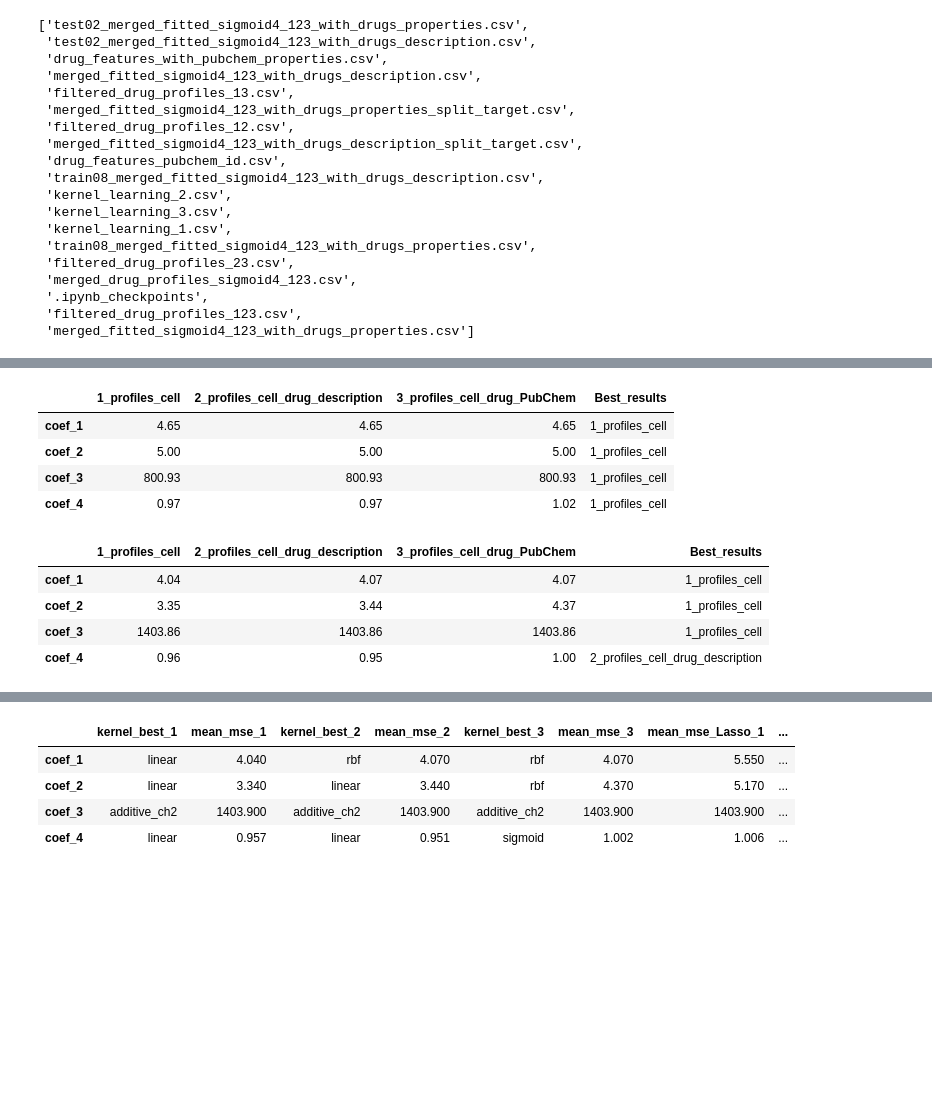
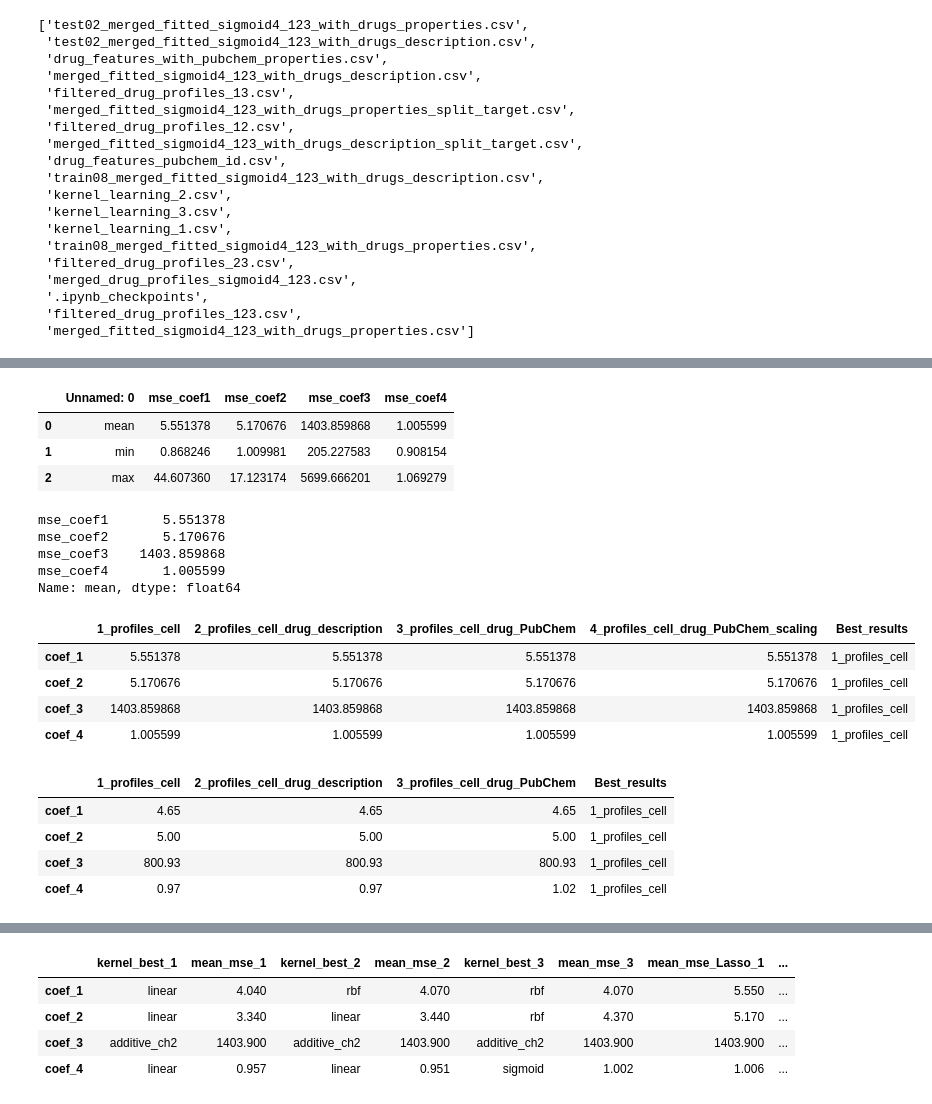
Before and after one commit to redskull37/DrugProfiles, a Jupyter notebook: results_model_performance.ipynb, the cells around one changed output, grey strips where cells are left out. Drawn from its saved outputs; the diff is of its cells as text; code cells hidden in the pictures; blank space fills up the shorter version.

Commit message:
Ridge and Lasso

```diff
--- a/results_model_performance.ipynb
+++ b/results_model_performance.ipynb
@@ -71,3 +98,36 @@ comparison_datasets_kernels
+# %%
+df_lasso1 = pd.read_csv("results/Lasso_1.csv")
+df_lasso2 = pd.read_csv("results/Lasso_2.csv")
+df_lasso3 = pd.read_csv("results/Lasso_3.csv")
+df_lasso4 = pd.read_csv("results/Lasso_4.csv")
+df_lasso4
+# %% [output]
+|  | Unnamed: 0 | mse_coef1 | mse_coef2 | mse_coef3 | mse_coef4 |
+| 0 | mean | 5.551378 | 5.170676 | 1403.859868 | 1.005599 |
+| 1 | min | 0.868246 | 1.009981 | 205.227583 | 0.908154 |
+| 2 | max | 44.607360 | 17.123174 | 5699.666201 | 1.069279 |
+# %%
+df_lasso4.set_index("Unnamed: 0").loc["mean",:]
+# %% [output]
+mse_coef1       5.551378
+mse_coef2       5.170676
+mse_coef3    1403.859868
+mse_coef4       1.005599
+Name: mean, dtype: float64
+# %%
+comparison_datasets_lasso = pd.DataFrame(index= ["coef_"+str(i) for i in range(1,5)])
+comparison_datasets_lasso["1_profiles_cell"] = df_lasso1.set_index("Unnamed: 0").loc["mean",:].values
+comparison_datasets_lasso["2_profiles_cell_drug_description"] = df_lasso2.set_index("Unnamed: 0").loc["mean",:].values
+comparison_datasets_lasso["3_profiles_cell_drug_PubChem"] = df_lasso3.set_index("Unnamed: 0").loc["mean",:].values
+comparison_datasets_lasso["4_profiles_cell_drug_PubChem_scaling"] = df_lasso4.set_index("Unnamed: 0").loc["mean",:].values
+comparison_datasets_lasso["Best_results"] = comparison_datasets_lasso.idxmin(axis=1)
+comparison_datasets_lasso
+# %% [output]
+|  | 1_profiles_cell | 2_profiles_cell_drug_description | 3_profiles_cell_drug_PubChem | 4_profiles_cell_drug_PubChem_scaling | Best_results |
+| coef_1 | 5.551378 | 5.551378 | 5.551378 | 5.551378 | 1_profiles_cell |
+| coef_2 | 5.170676 | 5.170676 | 5.170676 | 5.170676 | 1_profiles_cell |
+| coef_3 | 1403.859868 | 1403.859868 | 1403.859868 | 1403.859868 | 1_profiles_cell |
+| coef_4 | 1.005599 | 1.005599 | 1.005599 | 1.005599 | 1_profiles_cell |
 # %%
 # splitting into train and test beforehand, ie using a ready train and test sets
 
@@ -106,11 +166,3 @@ comparison_datasets_kernels_2
 | coef_2 | 5.00 | 5.00 | 5.00 | 1_profiles_cell |
 | coef_3 | 800.93 | 800.93 | 800.93 | 1_profiles_cell |
 | coef_4 | 0.97 | 0.97 | 1.02 | 1_profiles_cell |
-# %%
-comparison_datasets_kernels
-# %% [output]
-|  | 1_profiles_cell | 2_profiles_cell_drug_description | 3_profiles_cell_drug_PubChem | Best_results |
-| coef_1 | 4.04 | 4.07 | 4.07 | 1_profiles_cell |
-| coef_2 | 3.35 | 3.44 | 4.37 | 1_profiles_cell |
-| coef_3 | 1403.86 | 1403.86 | 1403.86 | 1_profiles_cell |
-| coef_4 | 0.96 | 0.95 | 1.00 | 2_profiles_cell_drug_description |
```
Also changed, not shown: parts of 8 cells of this notebook, 6 other files.
